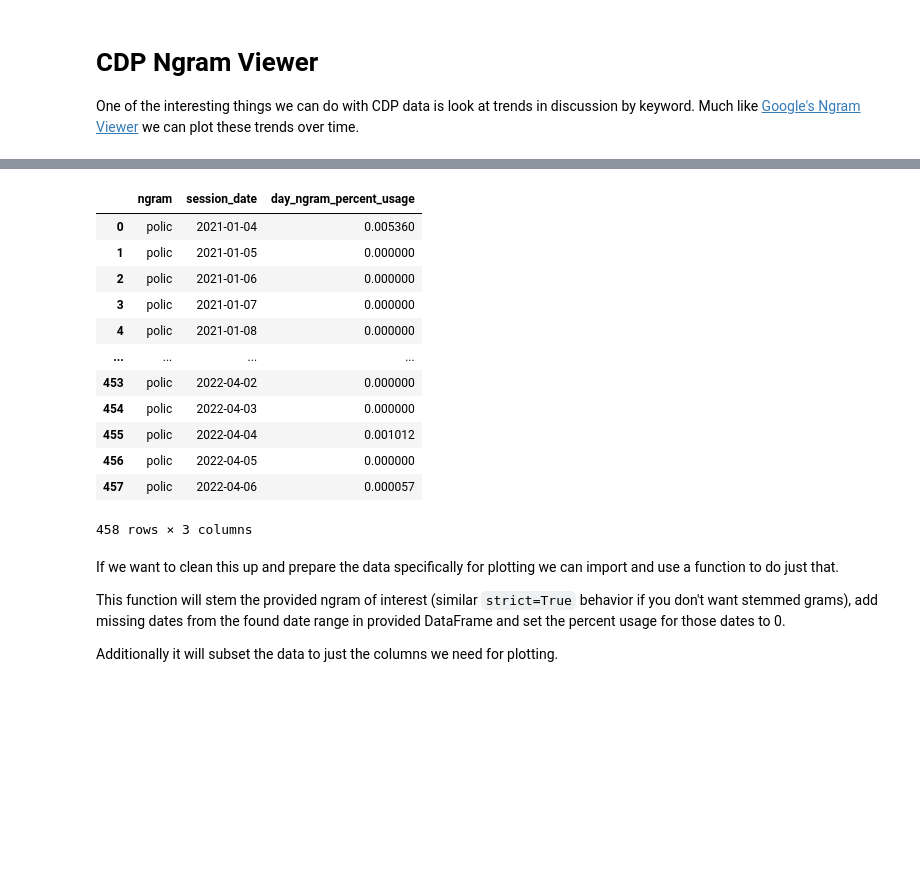
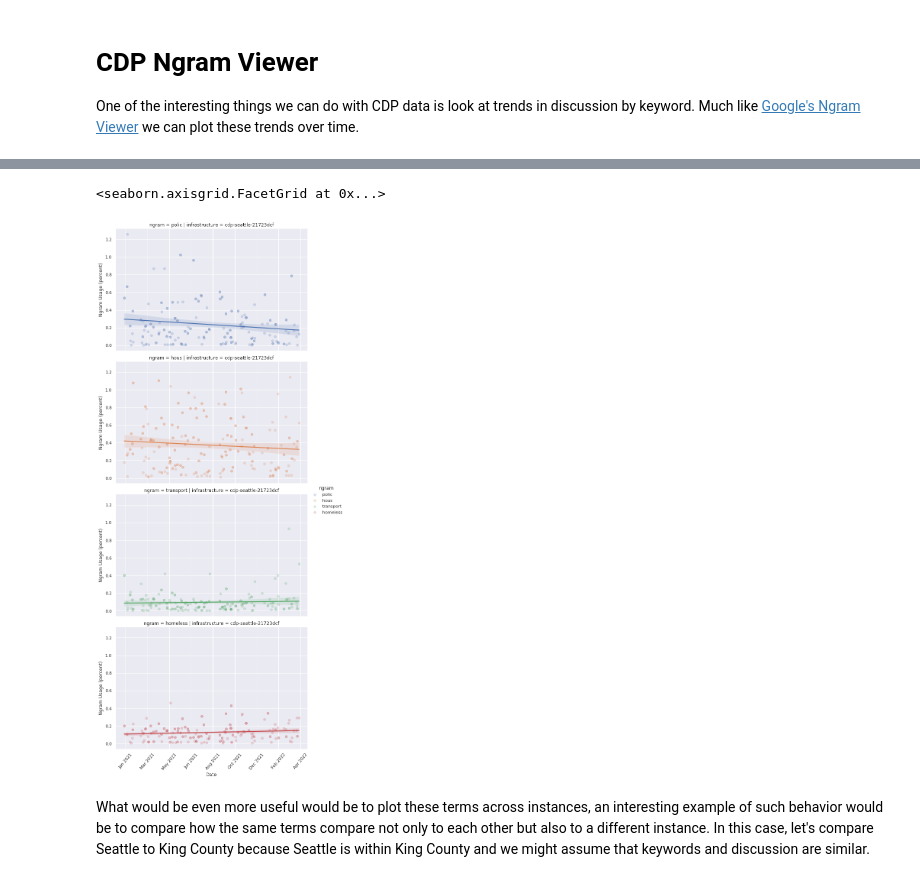
Before and after one commit to CouncilDataProject/cdp-data, a Jupyter notebook: notebooks/plot_keyword_history.ipynb, the cells around one changed output, grey strips where cells are left out. Saved outputs shown, nothing was run; the diff lists cells and outputs as text; code cells hidden in the pictures; blank space fills up the shorter version.

```diff
--- a/notebooks/plot_keyword_history.ipynb
+++ b/notebooks/plot_keyword_history.ipynb
@@ -43,25 +40,10 @@ Note how this DataFrame store the "stemmed" ngram, if we wanted to be strict abo
 # %%
-from cdp_data.keywords import prepare_ngram_usage_history_plotting_data
-
-prepped_police_data = prepare_ngram_usage_history_plotting_data("police", ngram_usage_counts)
-prepped_police_data
+plot_ngram_usage_histories(
+    ngram=["police", "housing", "transportation", "homelessness"],
+    gram_usage=seattle_ds,
+)
 # %% [output]
-|  | ngram | session_date | day_ngram_percent_usage |
-| 0 | polic | 2021-01-04 | 0.005360 |
-| 1 | polic | 2021-01-05 | 0.000000 |
-| 2 | polic | 2021-01-06 | 0.000000 |
-| 3 | polic | 2021-01-07 | 0.000000 |
-| 4 | polic | 2021-01-08 | 0.000000 |
-| ... | ... | ... | ... |
-| 453 | polic | 2022-04-02 | 0.000000 |
-| 454 | polic | 2022-04-03 | 0.000000 |
-| 455 | polic | 2022-04-04 | 0.001012 |
-| 456 | polic | 2022-04-05 | 0.000000 |
-| 457 | polic | 2022-04-06 | 0.000057 |
-458 rows × 3 columns
+<seaborn.axisgrid.FacetGrid at 0x...>
+[figure, added]
 # %% [markdown]
-If we want to clean this up and prepare the data specifically for plotting we can import and use a function to do just that.
-
-This function will stem the provided ngram of interest (similar `strict=True` behavior if you don't want stemmed grams), add missing dates from the found date range in provided DataFrame and set the percent usage for those dates to 0.
-
-Additionally it will subset the data to just the columns we need for plotting.
+What would be even more useful would be to plot these terms across instances, an interesting example of such behavior would be to compare how the same terms compare not only to each other but also to a different instance. In this case, let's compare Seattle to King County because Seattle is within King County and we might assume that keywords and discussion are similar.
```
Also changed, not shown: parts of 24 cells of this notebook.
